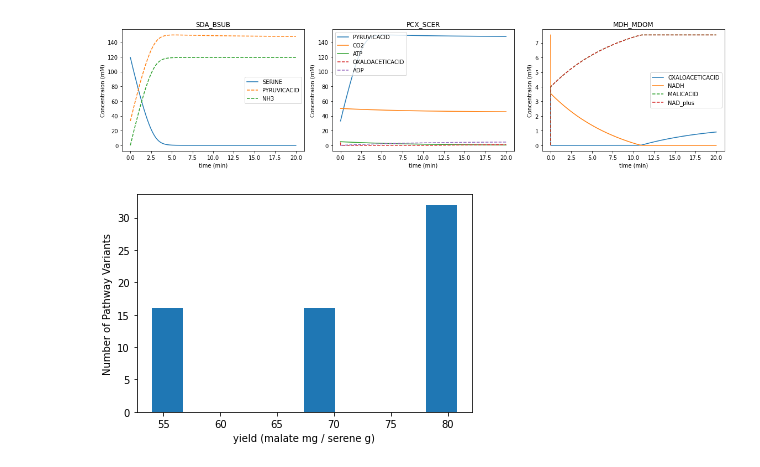
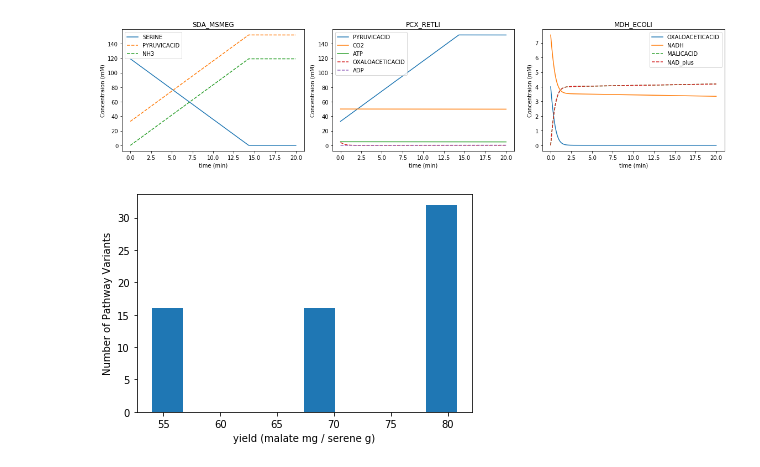
Before and after one commit to carothersresearch/ODBM, a Jupyter notebook: buildModelFromExcel.ipynb, the cells around one changed output. Saved outputs shown, nothing was run; the diff lists cells and outputs as text; code cells hidden in the pictures.

```diff
--- a/buildModelFromExcel.ipynb
+++ b/buildModelFromExcel.ipynb
@@ -15,10 +11,10 @@ C:\Users\dex36\miniconda2\envs\ODBM\lib\site-packages\numpy\.libs\libopenblas.WC
 model_species = pd.read_excel('Examples/multi_enzyme_model.xlsx', sheet_name = 'Species & Base Mechanisms', engine = 'openpyxl')
 model_rxns = pd.read_excel('Examples/multi_enzyme_model.xlsx', sheet_name = 'Reaction', engine = 'openpyxl')
 # %%
-txtl_load = 0.05
+expression_limit = 0.05
 N_enzymes = 3
-load_fudge = 1/10
-enzymeInit = txtl_load/N_enzymes*load_fudge
+expression_fudge = 1/10
+enzymeInit = expression_limit/N_enzymes*expression_fudge
 
 solubilities = {    'ATP' : 98.619,
                     'Serine': 2380.952,
@@ -67,13 +63,13 @@ for i,sda in enumerate(sdaV):
 #         plt.plot(sim[0],species)
 #     # plt.legend(labels = ['Serine','Pyruvate','Oxaloacetate', 'Malate'])
 # %%
-variants = (1,1,1)
+variants = (0,0,0)
 v_labels = [v[k] for v,k in zip([sdaV, pcxV, mdhV], variants)]
 run = int(results_id[variants])
 rxns = [variants[0],variants[1]+4, variants[2]+8]
 rxn_plot(myModel, results[run], rxns, figsize=(16,4), titles = v_labels);
 # %% [output]
-[figure, old version]
+[figure, new version]
 # %%
 plt.hist([((r['[MALICACID]'][-1]*malate_mw)/(r['[SERINE]'][0]*serine_mw)*1000) for r in results]);
 plt.xlabel('yield (malate mg / serene g)');
```
Also changed, not shown: parts of 5 cells of this notebook, 1 other file.
